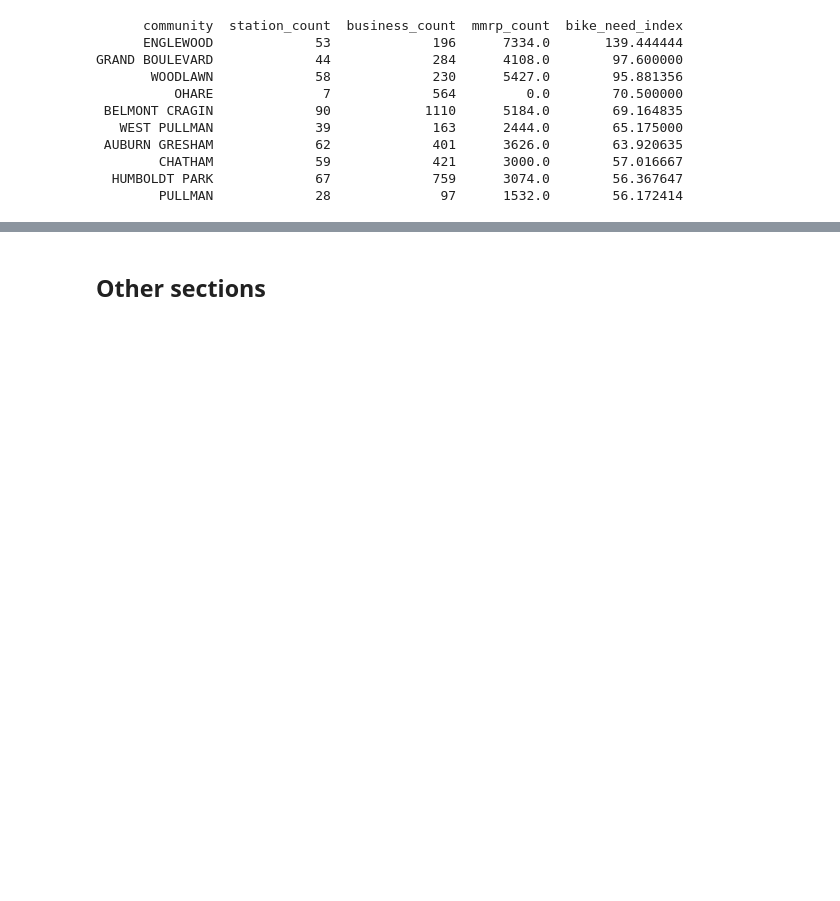
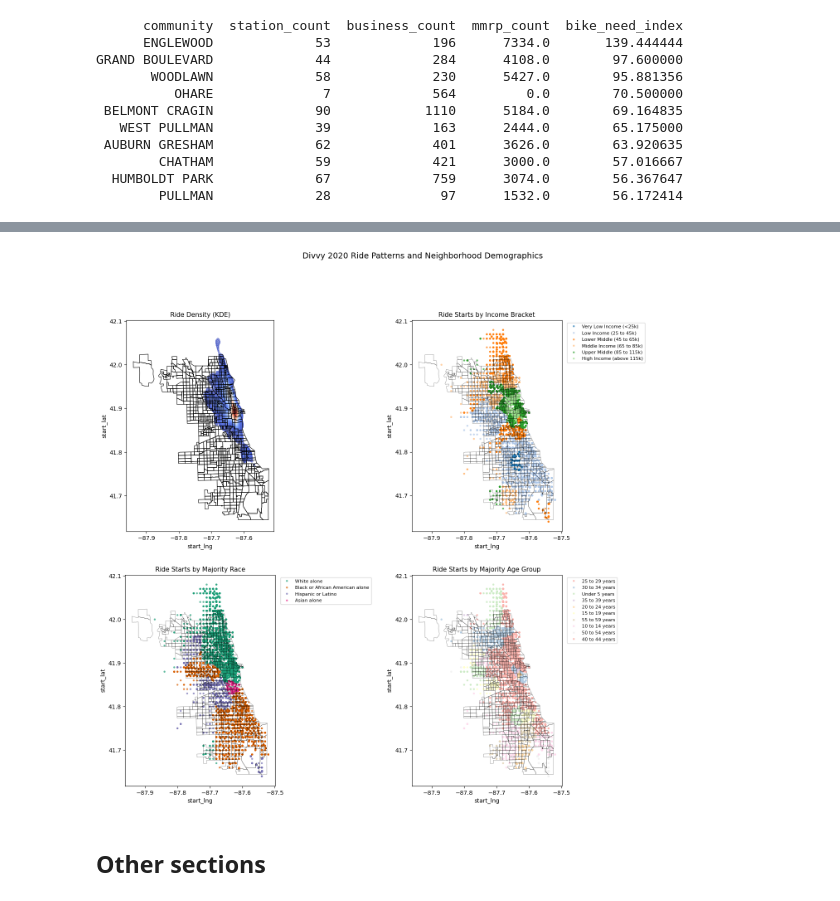
Before and after one commit to JonasGoldberg18/STAT303_Final_Project, a Jupyter notebook: Project Code Template.ipynb, the cells around one changed output, grey strips where cells are left out. Drawn from its saved outputs; the diff is of its cells as text; code cells hidden in the pictures; blank space fills up the shorter version.

```diff
--- a/Project Code Template.ipynb
+++ b/Project Code Template.ipynb
@@ -1089,3 +1339,52 @@ GRAND BOULEVARD             44             284      4108.0        97.600000
+# %%
+chi = gpd.read_file(r"../Census_Data/CensusTracts2010/CensusTractsTIGER2010.shp")
+chi = chi.to_crs("EPSG:4326")
+# %%
+divvy_2020['tax bracket'] = divvy_2020['start_zip'].map(census_data['tax bracket'])
+
+census_data['majority_race'] = census_data[race_cols].idxmax(axis=1)
+census_data['age_group'] = census_data[age_cols].idxmax(axis=1)
+
+divvy_2020['majority_race'] = divvy_2020['start_zip'].map(census_data['majority_race'])
+divvy_2020['Majority_age_group'] = divvy_2020['start_zip'].map(census_data['age_group'])
+# %%
+divvy_2020['tax bracket'] = divvy_2020['start_zip'].map(census_data['tax bracket'])
+
+fig, axes = plt.subplots(2, 2, figsize=(18, 14))
+
+sns.kdeplot( data=divvy_2020,x="start_lng",y="start_lat",fill=True,cmap="coolwarm",alpha=.6,levels=100,bw_adjust=2,ax=axes[0,0])
+axes[0,0].set_title("Ride Density (KDE)", fontsize=11)
+chi.plot(ax=axes[0,0],facecolor='none', edgecolor='black',linewidth=0.8)
+
+
+
+sns.scatterplot(data=divvy_2020, x='start_lng',y='start_lat',hue='tax bracket', alpha=0.7,s=11,ax=axes[0,1], palette= 'tab20', linewidth=0)
+axes[0,1].set_title("Ride Starts by Income Bracket", fontsize=11)
+axes[0,1].legend(loc='upper left',bbox_to_anchor=(1.02, 1),fontsize=8)
+chi.plot(ax=axes[0,1],facecolor='none', edgecolor='black',linewidth=0.5, alpha=0.5)
+
+
+
+sns.scatterplot(data=divvy_2020, x='start_lng',y='start_lat',hue='majority_race',  alpha=0.7,s=11,ax=axes[1,0], palette= 'Dark2', linewidth=0)
+axes[1,0].set_title("Ride Starts by Majority Race", fontsize=11)
+axes[1,0].legend(loc='upper left',bbox_to_anchor=(1.02, 1),fontsize=8)
+chi.plot(ax=axes[1,0],facecolor='none', edgecolor='black',linewidth=0.5, alpha=0.5)
+
+
+
+sns.scatterplot(data=divvy_2020, x='start_lng',y='start_lat',hue='Majority_age_group',  alpha=0.9,s=11,ax=axes[1,1], palette= 'Pastel1', linewidth=0)
+axes[1,1].set_title("Ride Starts by Majority Age Group", fontsize=11)
+axes[1,1].legend(loc='upper left',bbox_to_anchor=(1.02, 1),fontsize=8)
+chi.plot(ax=axes[1,1],facecolor='none', edgecolor='black',linewidth=0.5, alpha=0.5)
+
+
+
+fig.suptitle("Divvy 2020 Ride Patterns and Neighborhood Demographics", fontsize=14, y=0.98)
+
+plt.tight_layout(rect=[0, 0, 0.82, 0.95],pad=3)
+plt.show()
+# %% [output]
+[figure, added]
 # %% [markdown]
 ## Other sections
 # %% [markdown]
```
Also changed, not shown: parts of 16 cells of this notebook.
